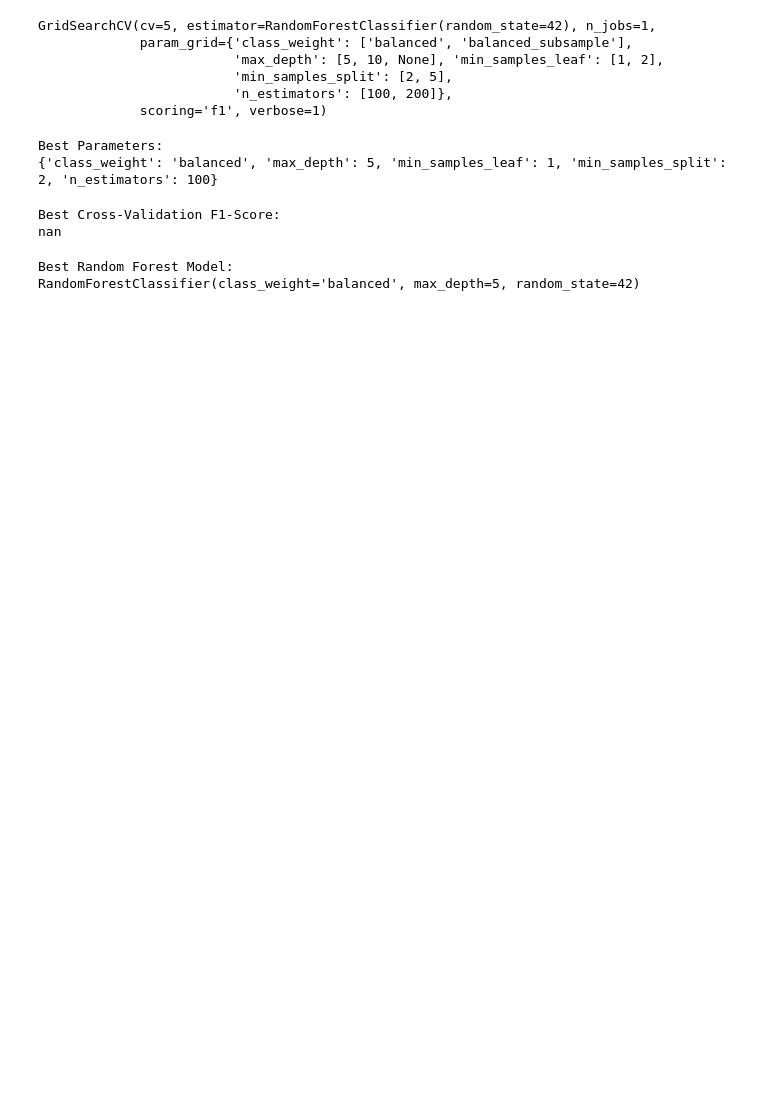
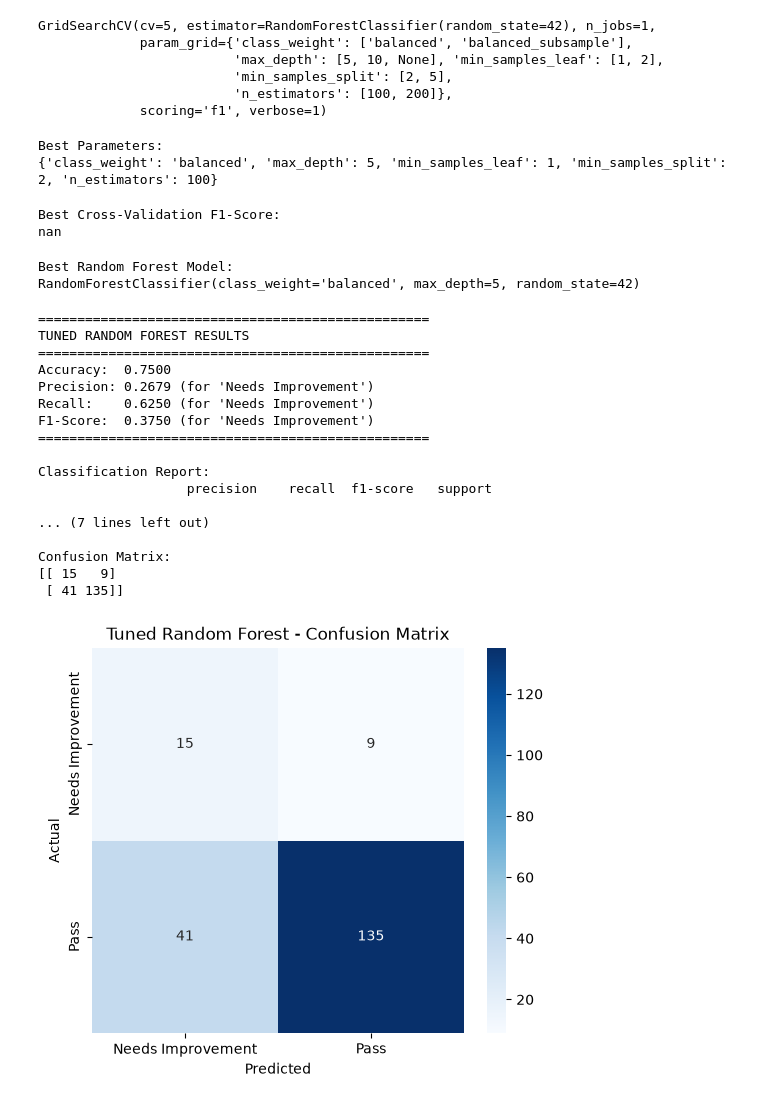
Before and after one commit to SakithmaVorandi/UOG0423057_DataScience_MiniProject, a Jupyter notebook: notebooks/main.ipynb, the cells around one changed output. Saved outputs shown, nothing was run; the diff lists cells and outputs as text; code cells hidden in the pictures; blank space fills up the shorter version.

```diff
--- a/notebooks/main.ipynb
+++ b/notebooks/main.ipynb
@@ -1374,3 +1374,70 @@ print(best_rf)
 # %% [output]
 Best Random Forest Model:
 RandomForestClassifier(class_weight='balanced', max_depth=5, random_state=42)
+# %%
+# 1. Make predictions on test set
+y_pred_tuned_rf = best_rf.predict(X_test_encoded)
+
+# 2. Calculate metrics
+from sklearn.metrics import accuracy_score, precision_score, recall_score, f1_score, classification_report, confusion_matrix
+
+# Calculate all metrics
+tuned_rf_accuracy = accuracy_score(y_test, y_pred_tuned_rf)
+tuned_rf_precision = precision_score(y_test, y_pred_tuned_rf, pos_label="Needs Improvement", zero_division=0)
+tuned_rf_recall = recall_score(y_test, y_pred_tuned_rf, pos_label="Needs Improvement", zero_division=0)
+tuned_rf_f1 = f1_score(y_test, y_pred_tuned_rf, pos_label="Needs Improvement", zero_division=0)
+
+print("="*50)
+print("TUNED RANDOM FOREST RESULTS")
+print("="*50)
+print(f"Accuracy:  {tuned_rf_accuracy:.4f}")
+print(f"Precision: {tuned_rf_precision:.4f} (for 'Needs Improvement')")
+print(f"Recall:    {tuned_rf_recall:.4f} (for 'Needs Improvement')")
+print(f"F1-Score:  {tuned_rf_f1:.4f} (for 'Needs Improvement')")
+print("="*50)
+
+# 3. Classification Report
+print("\nClassification Report:")
+print(classification_report(y_test, y_pred_tuned_rf, zero_division=0))
+
+# 4. Confusion Matrix
+tuned_rf_cm = confusion_matrix(y_test, y_pred_tuned_rf)
+print("\nConfusion Matrix:")
+print(tuned_rf_cm)
+
+# 5. Visualize Confusion Matrix
+import matplotlib.pyplot as plt
+import seaborn as sns
+
+plt.figure(figsize=(6, 5))
+sns.heatmap(
+    tuned_rf_cm,
+    annot=True,
+    fmt="d",
+    cmap="Blues",
+    xticklabels=["Needs Improvement", "Pass"],
+    yticklabels=["Needs Improvement", "Pass"]
+)
+plt.title("Tuned Random Forest - Confusion Matrix")
+plt.xlabel("Predicted")
+plt.ylabel("Actual")
+plt.show()
+# %% [output]
+==================================================
+TUNED RANDOM FOREST RESULTS
+==================================================
+Accuracy:  0.7500
+Precision: 0.2679 (for 'Needs Improvement')
+Recall:    0.6250 (for 'Needs Improvement')
+F1-Score:  0.3750 (for 'Needs Improvement')
+==================================================
+
+Classification Report:
+                   precision    recall  f1-score   support
+
+... (7 lines left out)
+
+Confusion Matrix:
+[[ 15   9]
+ [ 41 135]]
+[figure, added]
```
Also changed, not shown: parts of 7 cells of this notebook, 2 other files.
